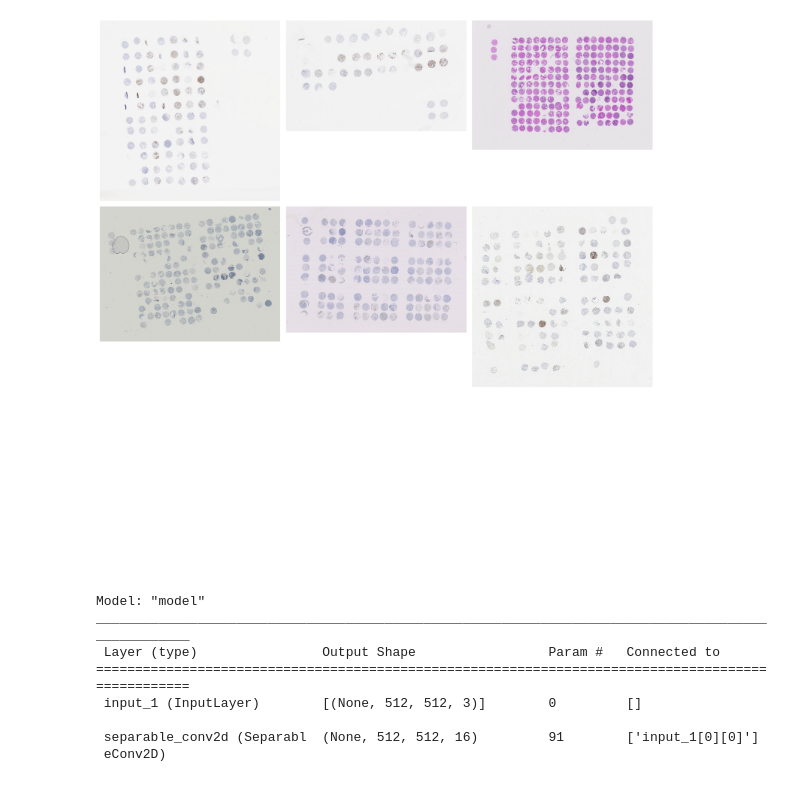
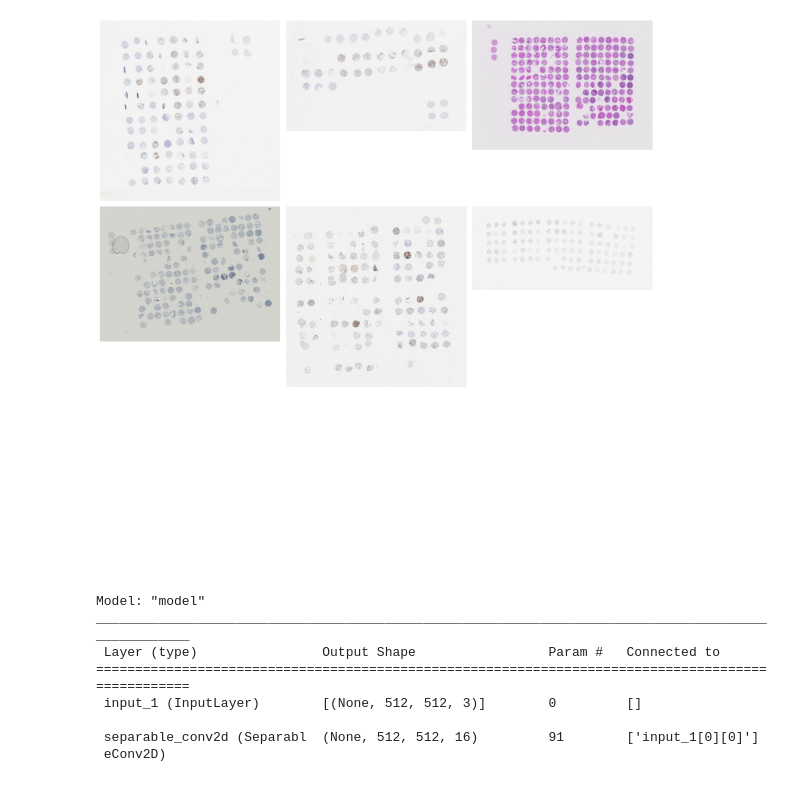
Before and after one commit to episphere/tma-grid, a Jupyter notebook: Jupyter_Notebooks/SegmentationMobileNet.ipynb, the cells around one changed output. Drawn from its saved outputs; the diff is of its cells as text; code cells hidden in the pictures.

```diff
--- a/Jupyter_Notebooks/SegmentationMobileNet.ipynb
+++ b/Jupyter_Notebooks/SegmentationMobileNet.ipynb
@@ -279,35 +259,35 @@ def plot_images(image_paths):
     """
     # Number of images
     n_images = len(image_paths)
 
     # Determine the grid size (square root of the number of images, rounded up)
     grid_size = int(n_images ** 0.5) + (1 if n_images ** 0.5 % 1 else 0)
 
     # Create a figure with subplots in a grid
     fig, axes = plt.subplots(grid_size, grid_size, figsize=(15, 15))
 
     # Flatten the array of axes (subplots) for easy indexing
     axes_flat = axes.flatten()
 
     # Loop through the image paths and the corresponding axis
     for ax, image_path in zip(axes_flat, image_paths):
         # Load and display the image
         img = mpimg.imread(image_path)
         ax.imshow(img)
         ax.axis('off')  # Hide axes for each subplot
 
     # Hide any unused subplots
     for i in range(n_images, len(axes_flat)):
         axes_flat[i].axis('off')
 
     plt.tight_layout()
     plt.show()
 
 # Example usage
-image_paths = folds[8][2]
+image_paths = folds[1][2]
 plot_images(image_paths)
 # %% [output]
-[figure, old version]
+[figure, new version]
 # %%
 # Create the model
 model = unet()
```
Also changed, not shown: parts of 1 cell of this notebook.
